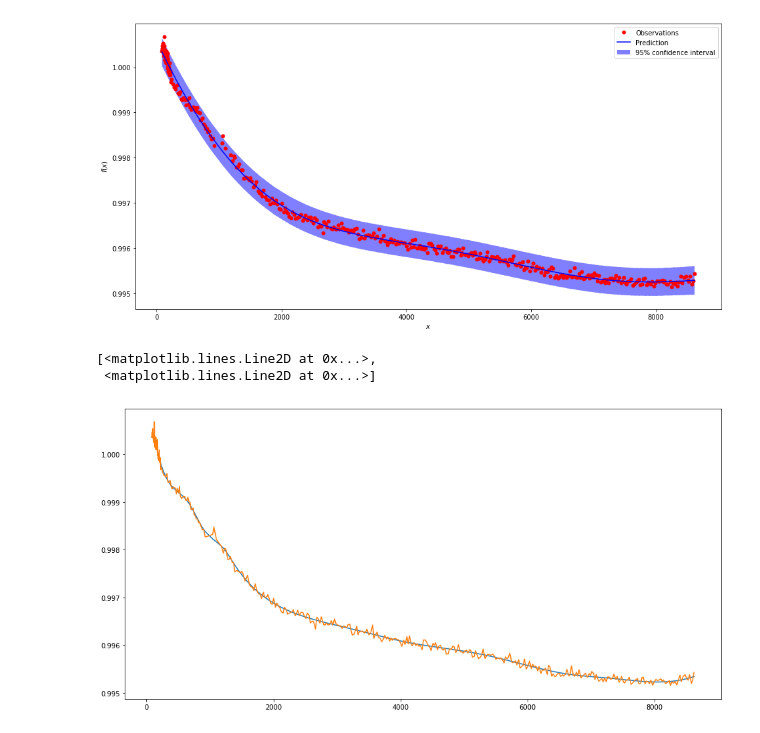
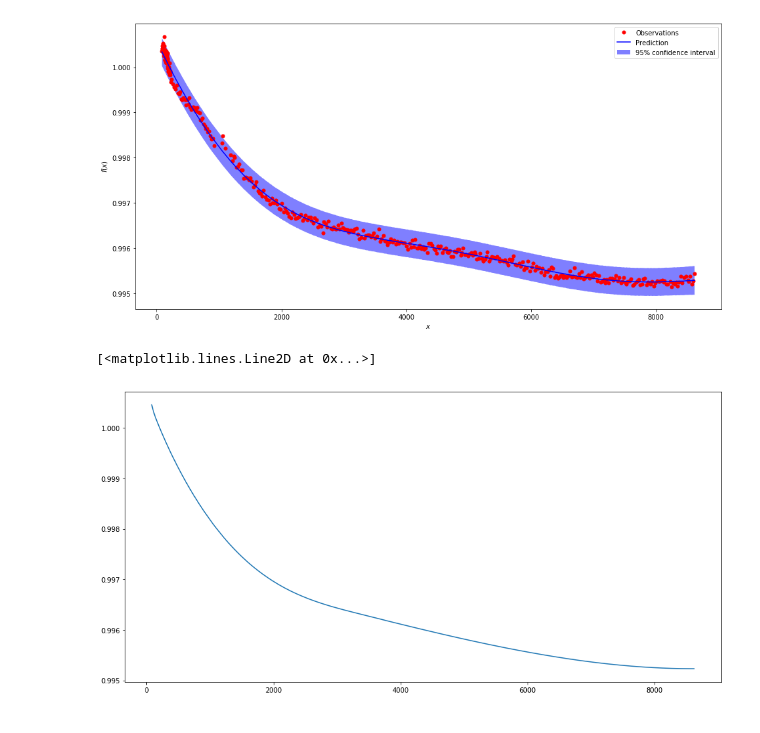
Before and after one commit to roksikonja/dslab_virgo_tsi, a Jupyter notebook: exponential_decay.ipynb, the cells around one changed output. Drawn from its saved outputs; the diff is of its cells as text; code cells hidden in the pictures.

```diff
--- a/exponential_decay.ipynb
+++ b/exponential_decay.ipynb
@@ -198,11 +198,10 @@ from scipy.interpolate import UnivariateSpline
 spline_1 = UnivariateSpline(X, y, k=3, s=0.2*1e-5)
 # %%
 plt.figure(5, figsize=(16, 8))
-plt.plot(X.ravel(), spline_1(X.ravel()), X.ravel(), y)
+plt.plot(X.ravel(), spline_1(X.ravel()), )
 # %% [output]
-[<matplotlib.lines.Line2D at 0x...>,
- <matplotlib.lines.Line2D at 0x...>]
+[<matplotlib.lines.Line2D at 0x...>]
-[figure, old version]
+[figure, new version]
 # %%
 from scipy.interpolate import UnivariateSpline, splev, splrep
 from scipy.optimize import minimize
```
Also changed, not shown: parts of 18 cells of this notebook, 6 other files.
